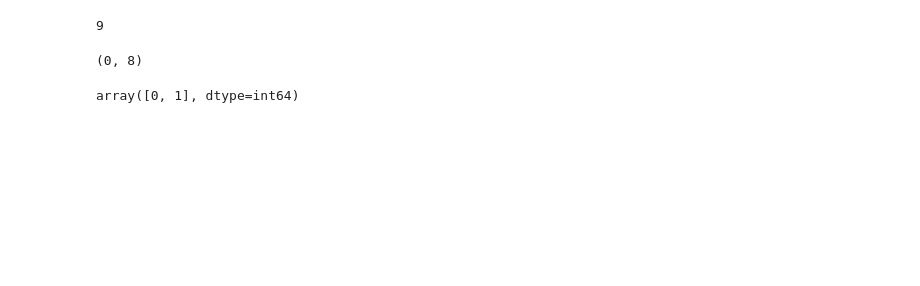
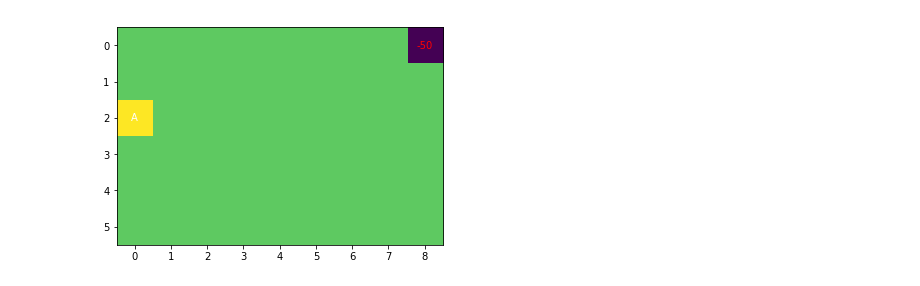
Before and after one commit to evanrussek/gridRL, a Jupyter notebook: grid_replay.ipynb, the cells around one changed output. Cells and saved outputs as stored; diff of their text form; code cells hidden in the pictures; blank space fills up the shorter version.

Commit message:
stuff, grids

```diff
--- a/grid_replay.ipynb
+++ b/grid_replay.ipynb
@@ -15,27 +217,37 @@ import time
 # %%
 walls = np.array([[0,0,0,0,0,0,0,1,0],
-                 [0,1,0,0,0,0,0,1,0],
-                 [0,1,0,0,0,0,0,1,0],
-                 [0,1,0,0,0,0,0,1,0],
+                 [0,0,1,0,0,0,0,1,0],
+                 [0,0,1,0,0,0,0,1,0],
+                 [0,0,1,0,0,0,0,1,0],
                  [0,0,0,0,0,1,0,0,0],
                  [0,0,0,0,0,0,0,0,0],
                 ])
 
-rewards = np.array(
-                [[0,0,0,0,0,0,0,0,1],
-                 [0,0,0,0,0,0,-1,0,0],
+walls = np.array([[0,0,0,0,0,0,0,0,0],
+                 [0,0,0,0,0,0,0,0,0],
                  [0,0,0,0,0,0,0,0,0],
                  [0,0,0,0,0,0,0,0,0],
                  [0,0,0,0,0,0,0,0,0],
                  [0,0,0,0,0,0,0,0,0],
                 ])
 
-start_state = np.zeros([0,2])
+
+rewards = np.array(
+                [[0,0,0,0,0,0,0,0,-50],
+                 [0,0,0,0,0,0,0,0,0],
+                 [0,0,0,0,0,0,0,0,0],
+                 [0,0,0,0,0,0,0,0,0],
+                 [0,0,0,0,0,0,0,0,0],
+                 [0,0,0,0,0,0,0,0,0],
+                ])
+
+start_state = np.array([2,0])
+
+transition_noise = .5
+
+gw = grid_world(rewards, walls, start_state, transition_noise)
+f,(ax1) = plt.subplots(1) # plot environment
+gw.render(ax1)
+plt.show()
+# %% [output]
+[figure, added]
-# %%
-rewards.shape[1]
-# %% [output]
-9
-# %%
-np.nonzero(rewards)[0][0], np.nonzero(rewards)[1][0],
-# %% [output]
-(0, 8)
@@ -46,4 +253,0 @@ nz_rewards = np.nonzero(rewards)
-# %%
-r
-# %% [output]
-array([0, 1], dtype=int64)
```
Also changed, not shown: parts of 13 cells of this notebook, 3 other files.
